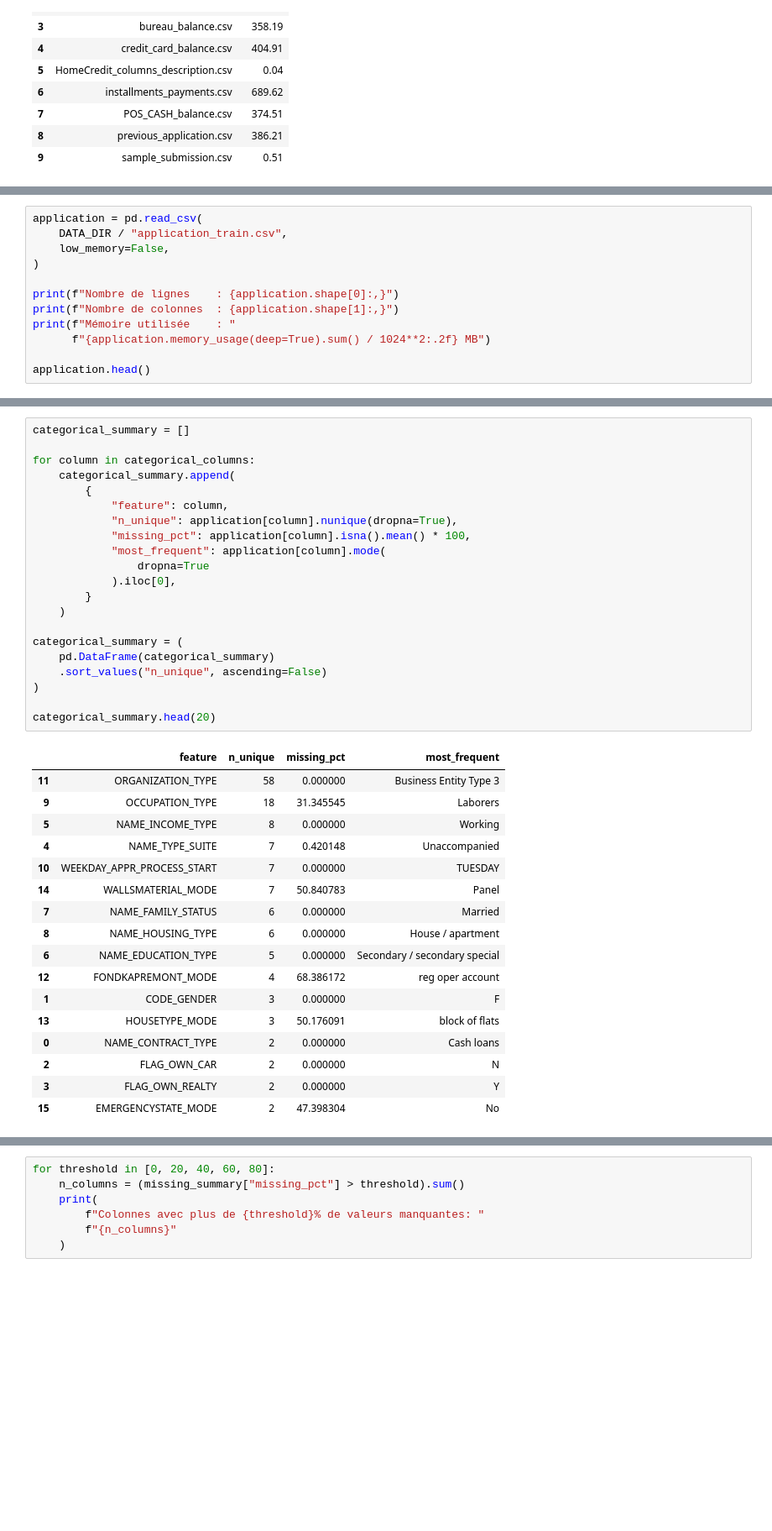
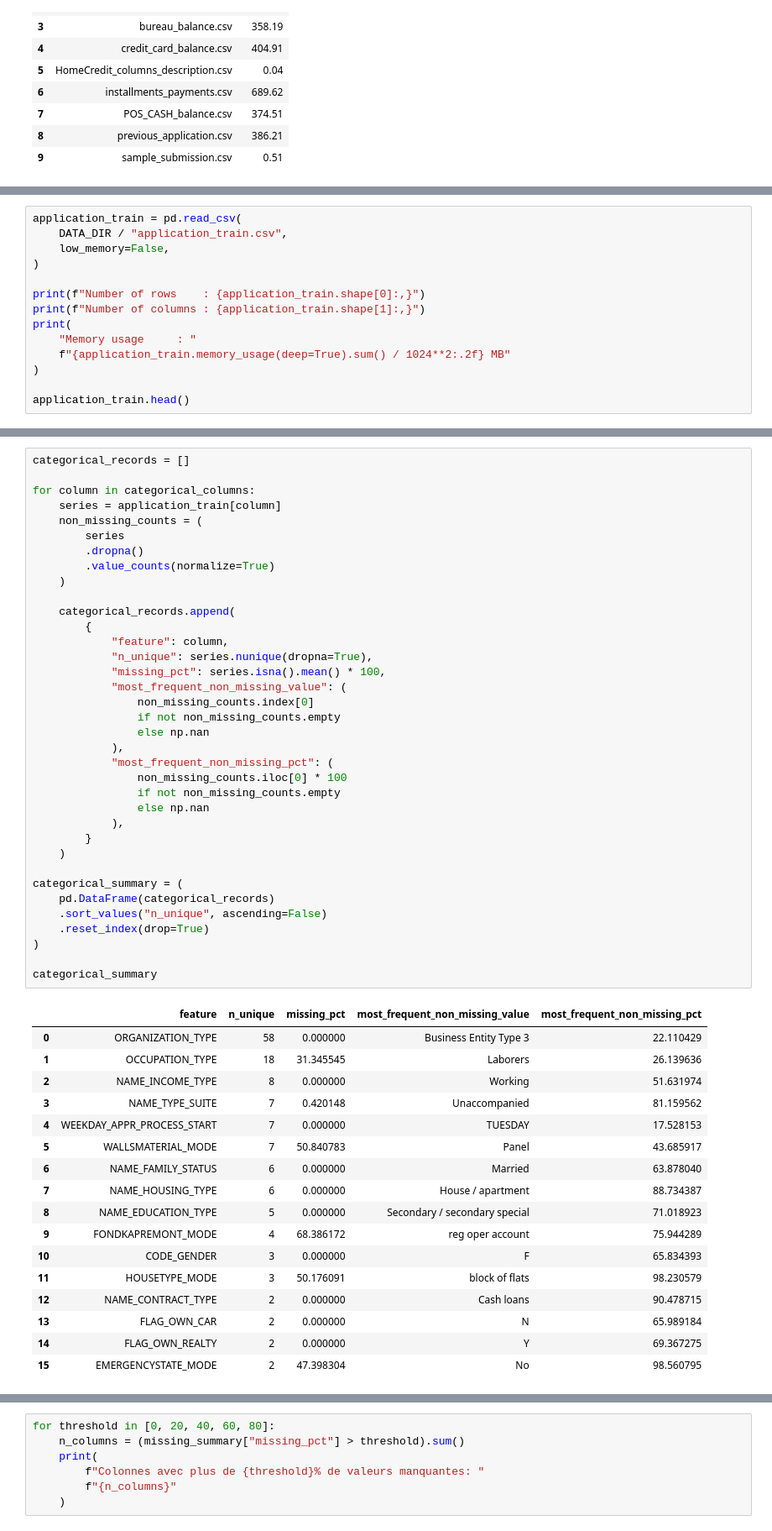
Before and after one commit to manhhgdnh/home-credit-risk-scoring, a Jupyter notebook: notebooks/01_data_understanding.ipynb, the cells around one changed output, grey strips where cells are left out. Shown at 84% size. Drawn from its saved outputs; the diff is of its cells as text; blank space fills up the shorter version.

```diff
--- a/notebooks/01_data_understanding.ipynb
+++ b/notebooks/01_data_understanding.ipynb
@@ -37,13 +186,15 @@ file_inventory
 # %%
-application = pd.read_csv(
+application_train = pd.read_csv(
     DATA_DIR / "application_train.csv",
     low_memory=False,
 )
 
-print(f"Nombre de lignes    : {application.shape[0]:,}")
-print(f"Nombre de colonnes  : {application.shape[1]:,}")
-print(f"Mémoire utilisée    : "
-      f"{application.memory_usage(deep=True).sum() / 1024**2:.2f} MB")
+print(f"Number of rows    : {application_train.shape[0]:,}")
+print(f"Number of columns : {application_train.shape[1]:,}")
+print(
+    "Memory usage     : "
+    f"{application_train.memory_usage(deep=True).sum() / 1024**2:.2f} MB"
+)
 
-application.head()
+application_train.head()
 # %% [output]
@@ -151,39 +360,54 @@ Variables numériques    : 106
 # %%
-categorical_summary = []
+categorical_records = []
 
 for column in categorical_columns:
-    categorical_summary.append(
+    series = application_train[column]
+    non_missing_counts = (
+        series
+        .dropna()
+        .value_counts(normalize=True)
+    )
+
+    categorical_records.append(
         {
             "feature": column,
-            "n_unique": application[column].nunique(dropna=True),
-            "missing_pct": application[column].isna().mean() * 100,
-            "most_frequent": application[column].mode(
-                dropna=True
-            ).iloc[0],
+            "n_unique": series.nunique(dropna=True),
+            "missing_pct": series.isna().mean() * 100,
+            "most_frequent_non_missing_value": (
+                non_missing_counts.index[0]
+                if not non_missing_counts.empty
+                else np.nan
+            ),
+            "most_frequent_non_missing_pct": (
+                non_missing_counts.iloc[0] * 100
+                if not non_missing_counts.empty
+                else np.nan
+            ),
         }
     )
 
 categorical_summary = (
-    pd.DataFrame(categorical_summary)
+    pd.DataFrame(categorical_records)
     .sort_values("n_unique", ascending=False)
+    .reset_index(drop=True)
 )
 
-categorical_summary.head(20)
+categorical_summary
 # %% [output]
-|  | feature | n_unique | missing_pct | most_frequent |
-| 11 | ORGANIZATION_TYPE | 58 | 0.000000 | Business Entity Type 3 |
-| 9 | OCCUPATION_TYPE | 18 | 31.345545 | Laborers |
-| 5 | NAME_INCOME_TYPE | 8 | 0.000000 | Working |
-| 4 | NAME_TYPE_SUITE | 7 | 0.420148 | Unaccompanied |
-| 10 | WEEKDAY_APPR_PROCESS_START | 7 | 0.000000 | TUESDAY |
-| 14 | WALLSMATERIAL_MODE | 7 | 50.840783 | Panel |
-| 7 | NAME_FAMILY_STATUS | 6 | 0.000000 | Married |
-| 8 | NAME_HOUSING_TYPE | 6 | 0.000000 | House / apartment |
-| 6 | NAME_EDUCATION_TYPE | 5 | 0.000000 | Secondary / secondary special |
-| 12 | FONDKAPREMONT_MODE | 4 | 68.386172 | reg oper account |
-| 1 | CODE_GENDER | 3 | 0.000000 | F |
-| 13 | HOUSETYPE_MODE | 3 | 50.176091 | block of flats |
-| 0 | NAME_CONTRACT_TYPE | 2 | 0.000000 | Cash loans |
-| 2 | FLAG_OWN_CAR | 2 | 0.000000 | N |
-| 3 | FLAG_OWN_REALTY | 2 | 0.000000 | Y |
-| 15 | EMERGENCYSTATE_MODE | 2 | 47.398304 | No |
+|  | feature | n_unique | missing_pct | most_frequent_non_missing_value | most_frequent_non_missing_pct |
+| 0 | ORGANIZATION_TYPE | 58 | 0.000000 | Business Entity Type 3 | 22.110429 |
+| 1 | OCCUPATION_TYPE | 18 | 31.345545 | Laborers | 26.139636 |
+| 2 | NAME_INCOME_TYPE | 8 | 0.000000 | Working | 51.631974 |
+| 3 | NAME_TYPE_SUITE | 7 | 0.420148 | Unaccompanied | 81.159562 |
+| 4 | WEEKDAY_APPR_PROCESS_START | 7 | 0.000000 | TUESDAY | 17.528153 |
+| 5 | WALLSMATERIAL_MODE | 7 | 50.840783 | Panel | 43.685917 |
+| 6 | NAME_FAMILY_STATUS | 6 | 0.000000 | Married | 63.878040 |
+| 7 | NAME_HOUSING_TYPE | 6 | 0.000000 | House / apartment | 88.734387 |
+| 8 | NAME_EDUCATION_TYPE | 5 | 0.000000 | Secondary / secondary special | 71.018923 |
+| 9 | FONDKAPREMONT_MODE | 4 | 68.386172 | reg oper account | 75.944289 |
+| 10 | CODE_GENDER | 3 | 0.000000 | F | 65.834393 |
+| 11 | HOUSETYPE_MODE | 3 | 50.176091 | block of flats | 98.230579 |
+| 12 | NAME_CONTRACT_TYPE | 2 | 0.000000 | Cash loans | 90.478715 |
+| 13 | FLAG_OWN_CAR | 2 | 0.000000 | N | 65.989184 |
+| 14 | FLAG_OWN_REALTY | 2 | 0.000000 | Y | 69.367275 |
+| 15 | EMERGENCYSTATE_MODE | 2 | 47.398304 | No | 98.560795 |
```
Also changed, not shown: parts of 36 cells of this notebook, 16 other files.
